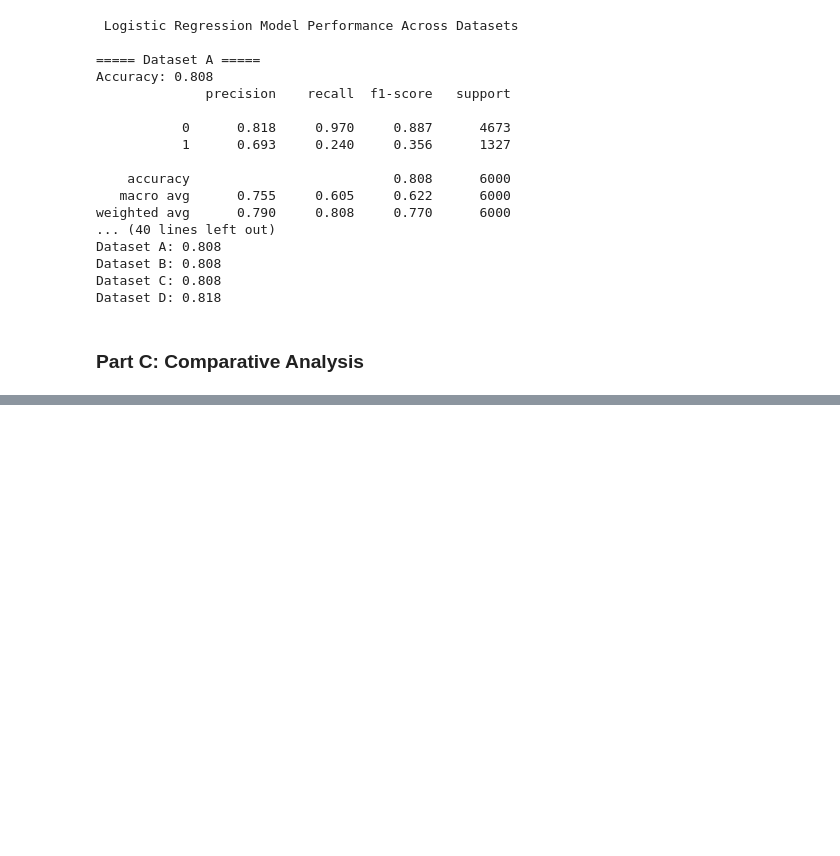
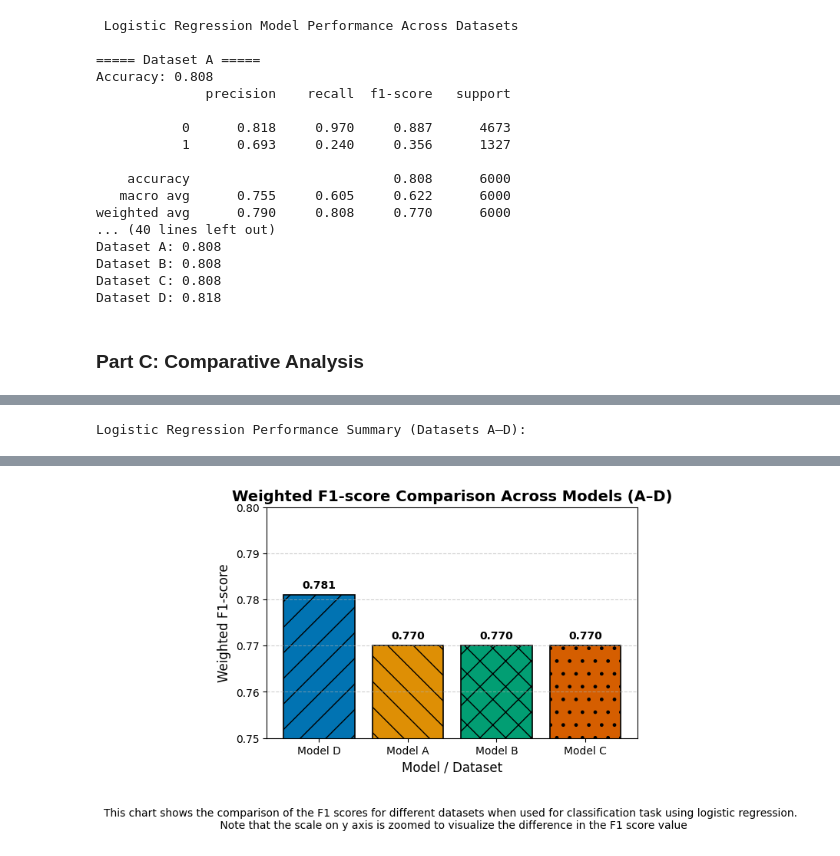
Before and after one commit to Navaneeth272001/assignment_6_Navaneeth272001, a Jupyter notebook: code.ipynb, the cells around one changed output, grey strips where cells are left out. Cells and saved outputs as stored; diff of their text form; code cells hidden in the pictures; blank space fills up the shorter version.

```diff
--- a/code.ipynb
+++ b/code.ipynb
@@ -548,0 +497,79 @@ display(summary_df)
+# %%
+# Create a summary table comparing the performance metrics(especially F1-score) of the four models:
+
+summary_data = []
+
+for name, res in results.items():
+    report = res['report_dict']
+    acc = res['accuracy']
+
+    f1_default_0 = report['0']['f1-score']
+    f1_default_1 = report['1']['f1-score']
+    f1_weighted = report['weighted avg']['f1-score']
+    precision_weighted = report['weighted avg']['precision']
+    recall_weighted = report['weighted avg']['recall']
+
+    summary_data.append({
+        'Model': f"Model {name}",
+        'Accuracy': round(acc, 3),
+        'F1 (Class 0)': round(f1_default_0, 3),
+        'F1 (Class 1)': round(f1_default_1, 3),
+        'F1 (Weighted Avg)': round(f1_weighted, 3),
+        'Precision (Weighted)': round(precision_weighted, 3),
+        'Recall (Weighted)': round(recall_weighted, 3)
+    })
+
+summary_df = pd.DataFrame(summary_data)
+summary_df = summary_df.sort_values(by='F1 (Weighted Avg)', ascending=False).reset_index(drop=True)
+
+print("Logistic Regression Performance Summary (Datasets A–D):")
+display(summary_df)
+
+plt.figure(figsize=(8, 5))
+
+colors = sns.color_palette("colorblind", len(summary_df))
+patterns = ['/', '\\', 'x', '.', 'O', '-', '+', '*']  # repeating hatch patterns
+
+bars = plt.bar(
+    summary_df['Model'],
+    summary_df['F1 (Weighted Avg)'],
+    color=colors,
+    edgecolor='black',
+    linewidth=1.2
+)
+
+for bar, pattern in zip(bars, patterns):
+    bar.set_hatch(pattern)
+
+plt.ylim(0.75, 0.80)  # adjust based on your observed range
+plt.grid(axis='y', linestyle='--', alpha=0.6)
+
+for index, row in summary_df.iterrows():
+    plt.text(
+        index,
+        row['F1 (Weighted Avg)'] + 0.001,
+        f"{row['F1 (Weighted Avg)']:.3f}",
+        ha='center',
+        va='bottom',
+        fontsize=10,
+        fontweight='bold'
+    )
+
+plt.title("Weighted F1-score Comparison Across Models (A–D)", fontsize=14, weight='bold')
+plt.ylabel("Weighted F1-score", fontsize=12)
+plt.xlabel("Model / Dataset", fontsize=12)
+
+plt.text(
+    0.5, -0.3,
+    "This chart shows the comparison of the F1 scores for different datasets when used for classification task using logistic regression. \n Note that the scale on y axis is zoomed to visualize the difference in the F1 score value",
+    ha='center',
+    va='top',
+    fontsize=10,
+    wrap=False,
+    transform=plt.gca().transAxes
+)
+
+plt.tight_layout()
+plt.show()
+# %% [output]
+Logistic Regression Performance Summary (Datasets A–D):
@@ -549,2 +581,3 @@ display(summary_df)
+[figure, added]
 # %% [markdown]
 2. Efficacy Discussion
```
Also changed, not shown: parts of 8 cells of this notebook, 1 other file.
